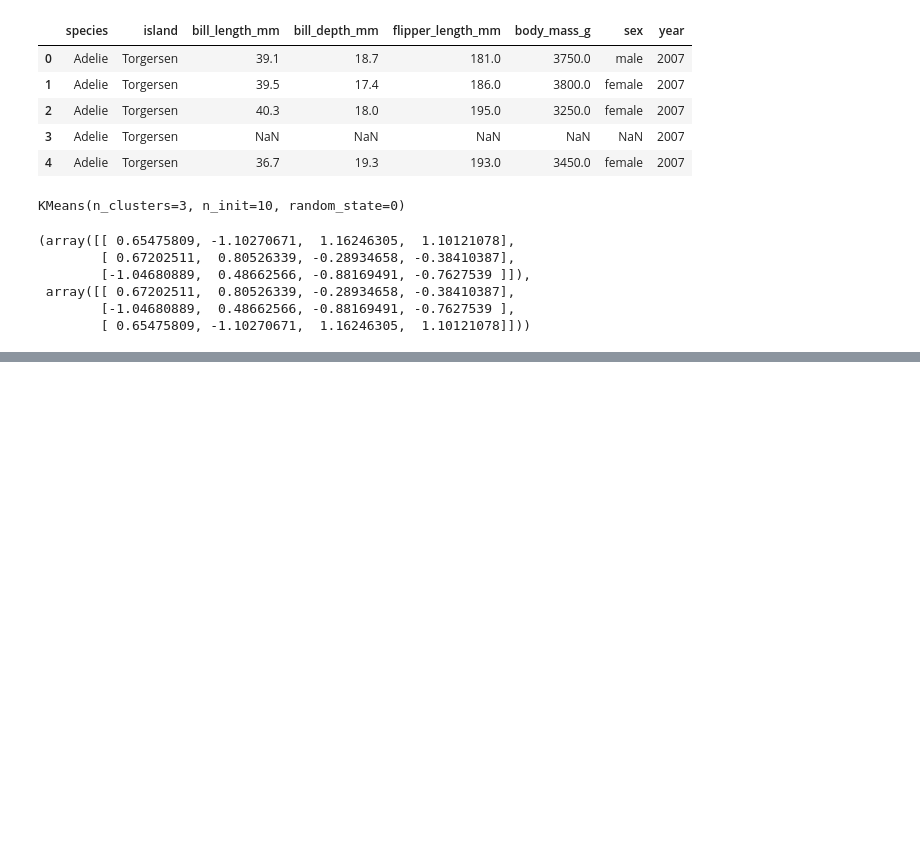
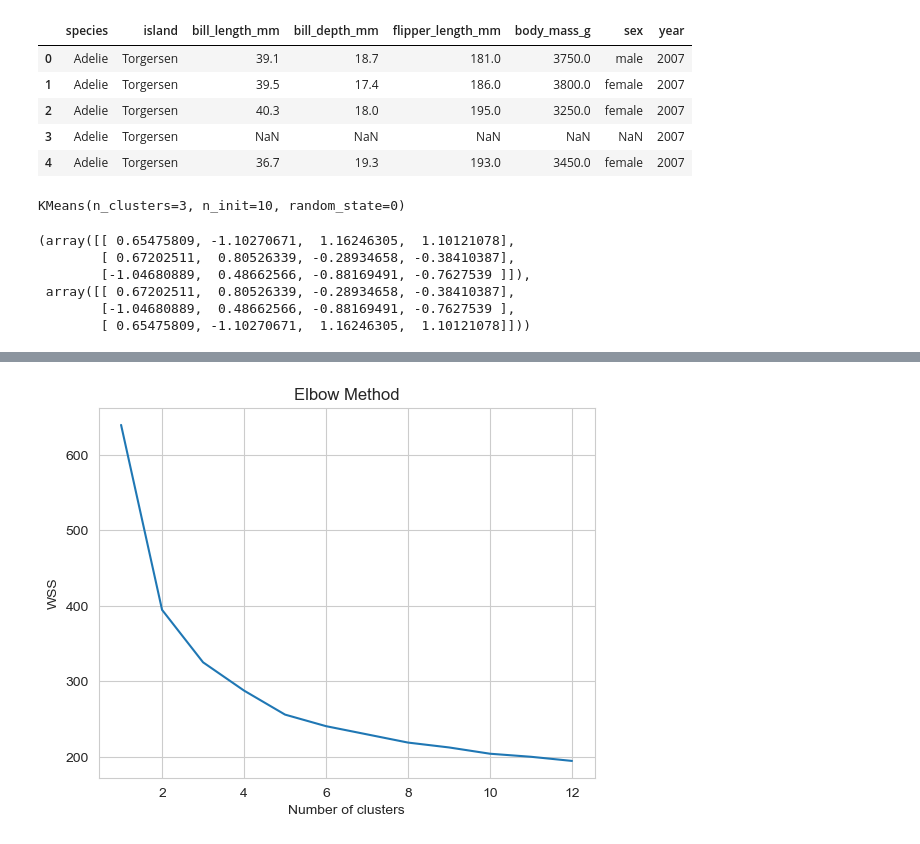
Before and after one commit to jcasarmiento/Clustering, a Jupyter notebook: K-Means-Ex.ipynb, the cells around one changed output, grey strips where cells are left out. Drawn from its saved outputs; the diff is of its cells as text; code cells hidden in the pictures; blank space fills up the shorter version.

Commit message:
Add elbow and 1000 model loss

```diff
--- a/K-Means-Ex.ipynb
+++ b/K-Means-Ex.ipynb
@@ -149,2 +156,28 @@ plt.show()
 # %%
 #TODO Do the elbow method for different k's
+
+from scipy.spatial.distance import cdist
+
+kstart=1
+kfinal=1+12
+step=1
+WSS = []
+ks=[]
+
+for k in range(kstart,kfinal,step):
+    kmeans = KMeans(n_clusters=k, random_state=0,n_init=10)   #Kmeans initialization with different K
+    kmeans.fit(X)
+    distances=cdist(X,kmeans.cluster_centers_,"euclidean")    #Compute distance to centroids
+    ssd=[np.sum(distances[kmeans.labels_==l][:,l]) for l in range(0,k,1)]
+    WSS.append(np.sum(ssd))
+    ks.append(k)
+
+
+# Plot the WSS values against the number of clusters
+plt.plot(ks, WSS)
+plt.title('Elbow Method')
+plt.xlabel('Number of clusters')
+plt.ylabel('WSS')
+plt.show()
+# %% [output]
+[figure, added]
```
Also changed, not shown: parts of 6 cells of this notebook.
